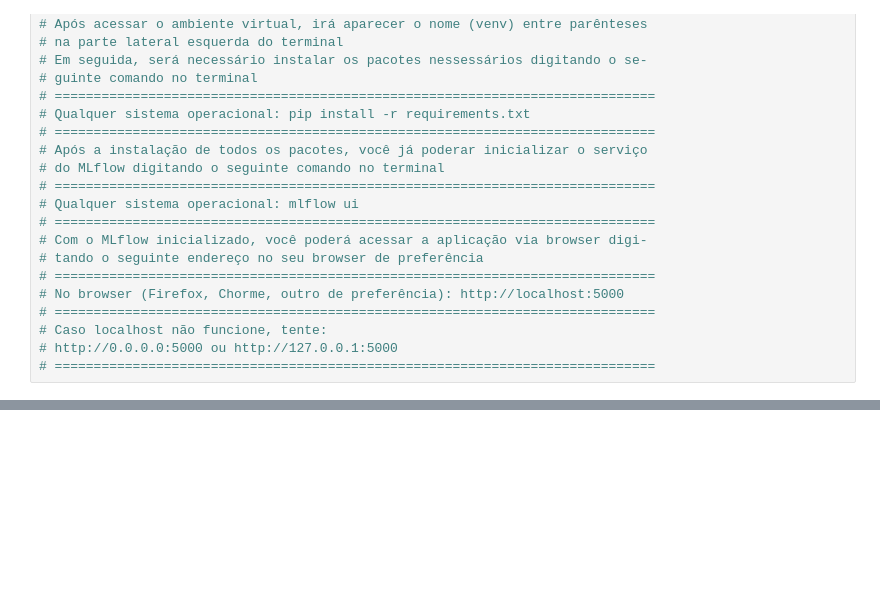
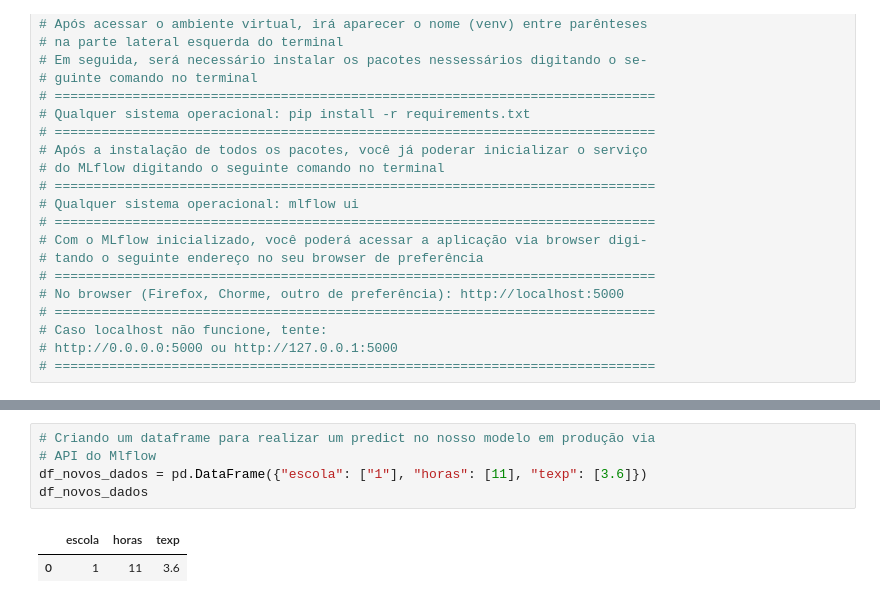
Before and after one commit to luizalaquini/big-data-e-deployment, a Jupyter notebook: script.ipynb, the cells around one changed output, grey strips where cells are left out. Saved outputs shown, nothing was run; the diff lists cells and outputs as text; blank space fills up the shorter version.

```diff
--- a/script.ipynb
+++ b/script.ipynb
@@ -707,0 +833,8 @@ response.json()['predictions'][0]["0"]
+# %%
+# Criando um dataframe para realizar um predict no nosso modelo em produção via
+# API do Mlflow
+df_novos_dados = pd.DataFrame({"escola": ["1"], "horas": [11], "texp": [3.6]})
+df_novos_dados
+# %% [output]
+|  | escola | horas | texp |
+| 0 | 1 | 11 | 3.6 |
```
Also changed, not shown: parts of 53 cells of this notebook.
